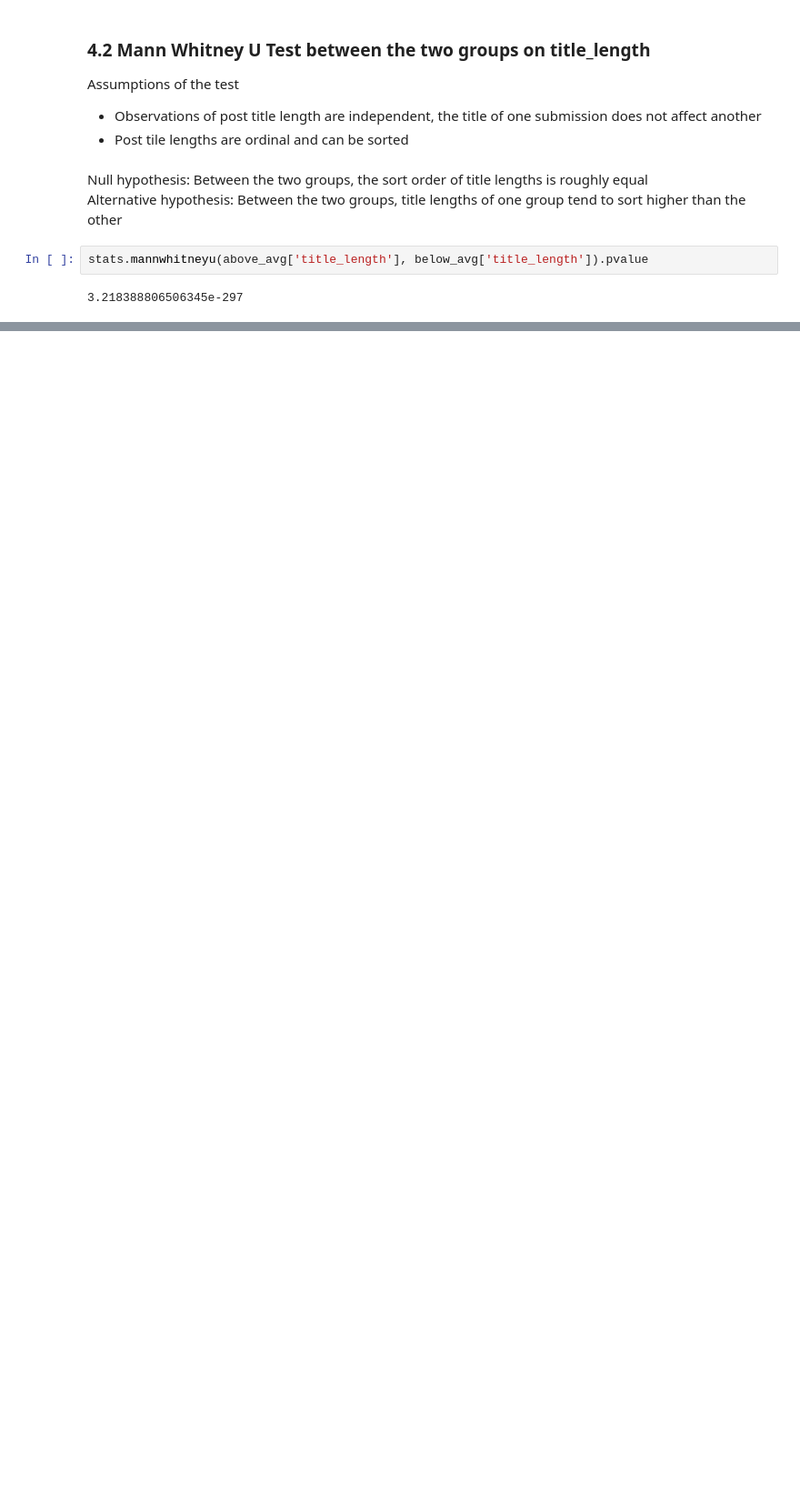
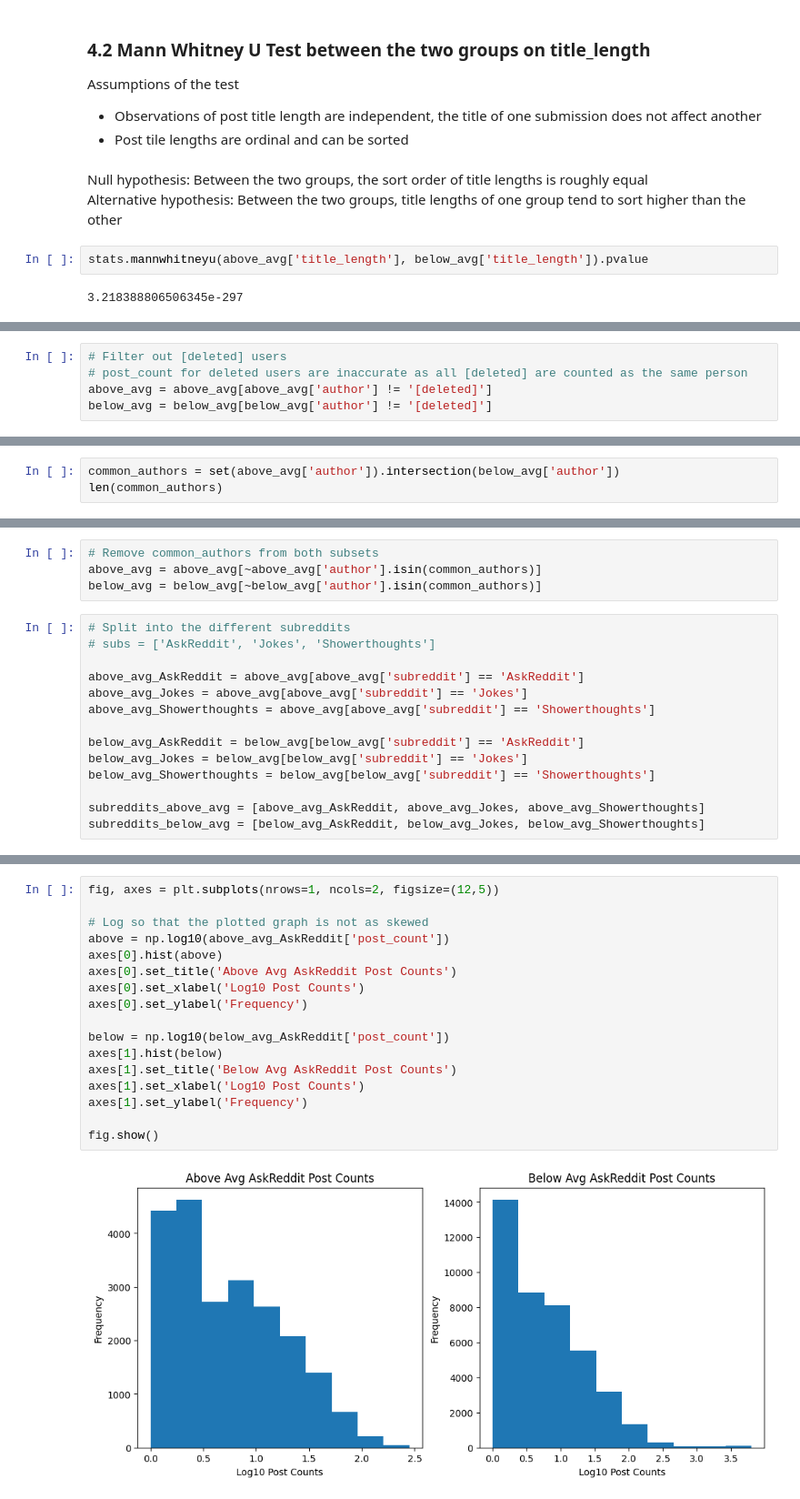
Before and after one commit to Toastjpg/CMPT353-Project, a Jupyter notebook: 4-relationship_analysis.ipynb, the cells around one changed output, grey strips where cells are left out. Shown: that part at 91% size. Saved outputs shown, nothing was run; the diff lists cells and outputs as text; blank space fills up the shorter version.

```diff
--- a/4-relationship_analysis.ipynb
+++ b/4-relationship_analysis.ipynb
@@ -83,0 +107,5 @@ Does the number of posts made in a time period affect the average score of submi
+# %%
+# Filter out [deleted] users
+# post_count for deleted users are inaccurate as all [deleted] are counted as the same person
+above_avg = above_avg[above_avg['author'] != '[deleted]']
+below_avg = below_avg[below_avg['author'] != '[deleted]']
@@ -83,0 +114,3 @@ Does the number of posts made in a time period affect the average score of submi
+# %%
+common_authors = set(above_avg['author']).intersection(below_avg['author'])
+len(common_authors)
@@ -83,0 +119,18 @@ Does the number of posts made in a time period affect the average score of submi
+# %%
+# Remove common_authors from both subsets
+above_avg = above_avg[~above_avg['author'].isin(common_authors)]
+below_avg = below_avg[~below_avg['author'].isin(common_authors)]
+# %%
+# Split into the different subreddits
+# subs = ['AskReddit', 'Jokes', 'Showerthoughts']
+
+above_avg_AskReddit = above_avg[above_avg['subreddit'] == 'AskReddit']
+above_avg_Jokes = above_avg[above_avg['subreddit'] == 'Jokes']
+above_avg_Showerthoughts = above_avg[above_avg['subreddit'] == 'Showerthoughts']
+
+below_avg_AskReddit = below_avg[below_avg['subreddit'] == 'AskReddit']
+below_avg_Jokes = below_avg[below_avg['subreddit'] == 'Jokes']
+below_avg_Showerthoughts = below_avg[below_avg['subreddit'] == 'Showerthoughts']
+
+subreddits_above_avg = [above_avg_AskReddit, above_avg_Jokes, above_avg_Showerthoughts]
+subreddits_below_avg = [below_avg_AskReddit, below_avg_Jokes, below_avg_Showerthoughts]
@@ -83,0 +139,19 @@ Does the number of posts made in a time period affect the average score of submi
+# %%
+fig, axes = plt.subplots(nrows=1, ncols=2, figsize=(12,5))
+
+# Log so that the plotted graph is not as skewed
+above = np.log10(above_avg_AskReddit['post_count'])
+axes[0].hist(above)
+axes[0].set_title('Above Avg AskReddit Post Counts')
+axes[0].set_xlabel('Log10 Post Counts')
+axes[0].set_ylabel('Frequency')
+
+below = np.log10(below_avg_AskReddit['post_count'])
+axes[1].hist(below)
+axes[1].set_title('Below Avg AskReddit Post Counts')
+axes[1].set_xlabel('Log10 Post Counts')
+axes[1].set_ylabel('Frequency')
+
+fig.show()
+# %% [output]
+[figure, added]
```
Also changed, not shown: parts of 27 cells of this notebook, 1 other file.
